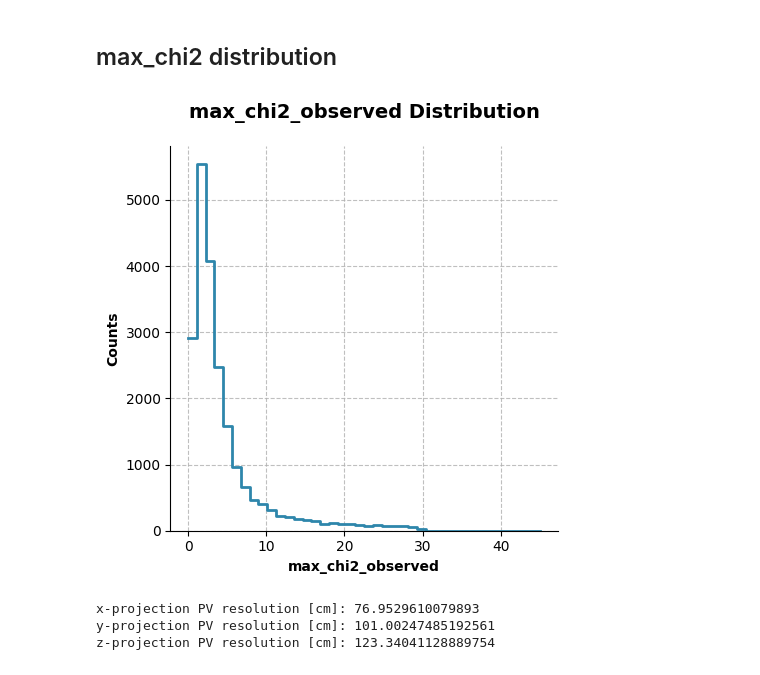
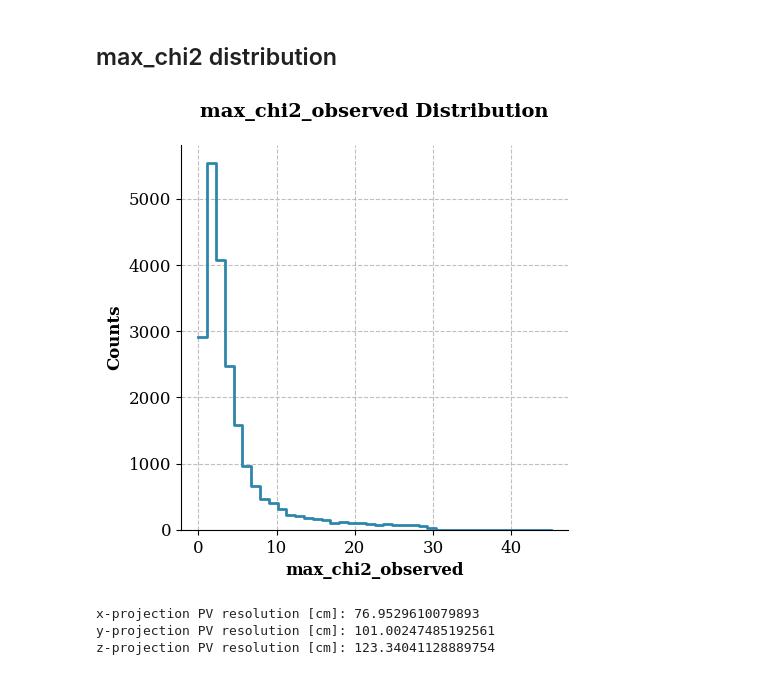
Before and after one commit to ArtSmirnovCH/SPD-Lc-pKpi-27, a Jupyter notebook: analysis_notebooks/pv_analysis.ipynb, the cells around one changed output. Drawn from its saved outputs; the diff is of its cells as text; code cells hidden in the pictures.

Commit message:
update .sh and .py proc scripts

```diff
--- a/analysis_notebooks/pv_analysis.ipynb
+++ b/analysis_notebooks/pv_analysis.ipynb
@@ -66,32 +26,19 @@ df = pd.read_csv('/home/ome123/Рабочий стол/SPD/SPD_Lc_pKpi_27/Data/a
 # %% [markdown]
 ## max_chi2 distribution
 # %%
+from analysis_scripts.draw_scripts import hist_plot
+
+
 fig, ax = plt.subplots(figsize=(5, 5))
 
-distr_name = 'max_chi2_observed'
-
-sns.histplot(
+hist_plot(
     data=df[(df['max_chi2_cut'] == 30.0) & (df['max_chi2_observed'] < 50.0)],
-    x=distr_name,
-    color='#2E86AB',
-    alpha=1,
-    element='step',
-    fill=False,
-    linewidth=2,
-    bins=40,
-    ax=ax
+    distr_name='max_chi2_observed',
+    ax=ax,
+    bins=40
 )
-
-ax.set_title(f'{distr_name} Distribution', fontsize=14, fontweight='bold', pad=20)
-ax.set_xlabel(f'{distr_name}', fontweight='bold')
-ax.set_ylabel('Counts', fontweight='bold')
-
-ax.spines['top'].set_visible(False)
-ax.spines['right'].set_visible(False)
-
-ax.grid(True, alpha=0.8, linestyle='--')
 # %% [output]
-[figure, old version]
+[figure, new version]
 # %%
 PV_diff_x = df.loc[df['max_chi2_cut'] == 30.0, 'PV_diff_x']
 PV_diff_y = df.loc[df['max_chi2_cut'] == 30.0, 'PV_diff_y']
```
Also changed, not shown: parts of 16 cells of this notebook, 19 other files.
